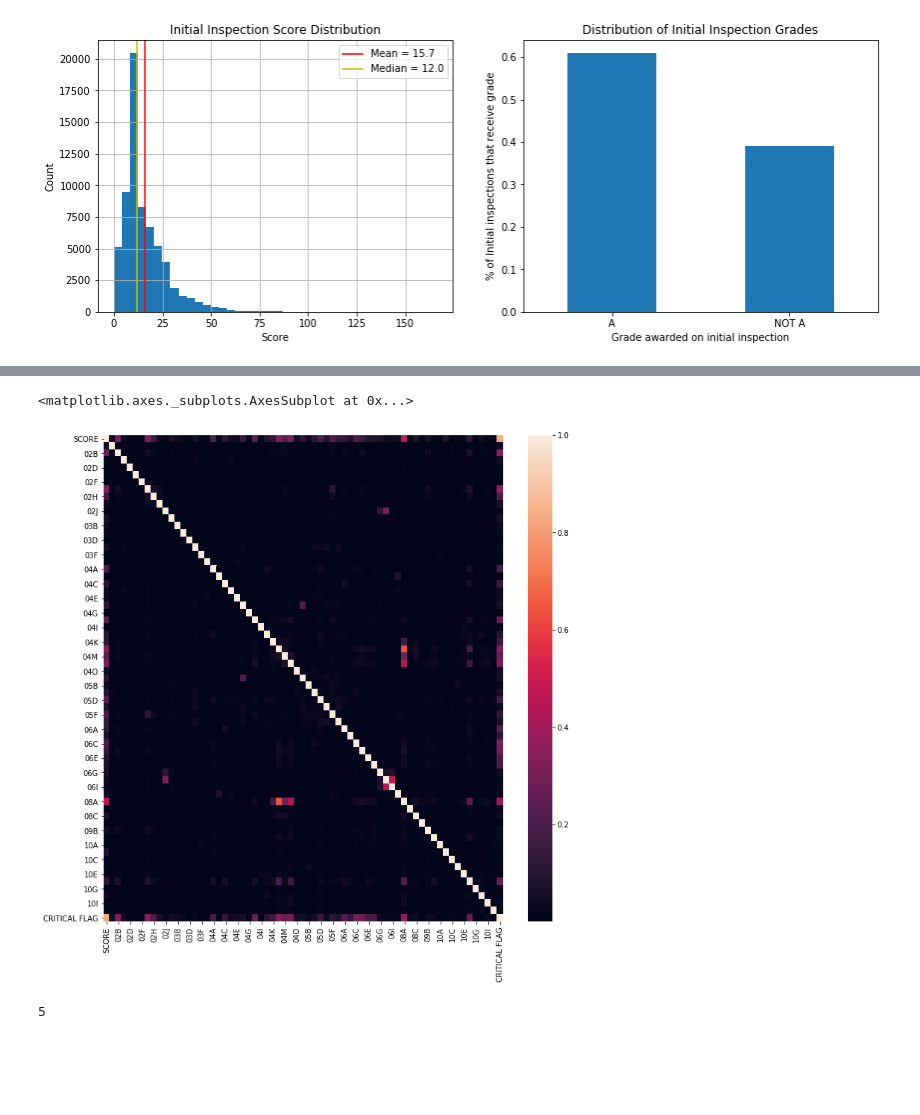
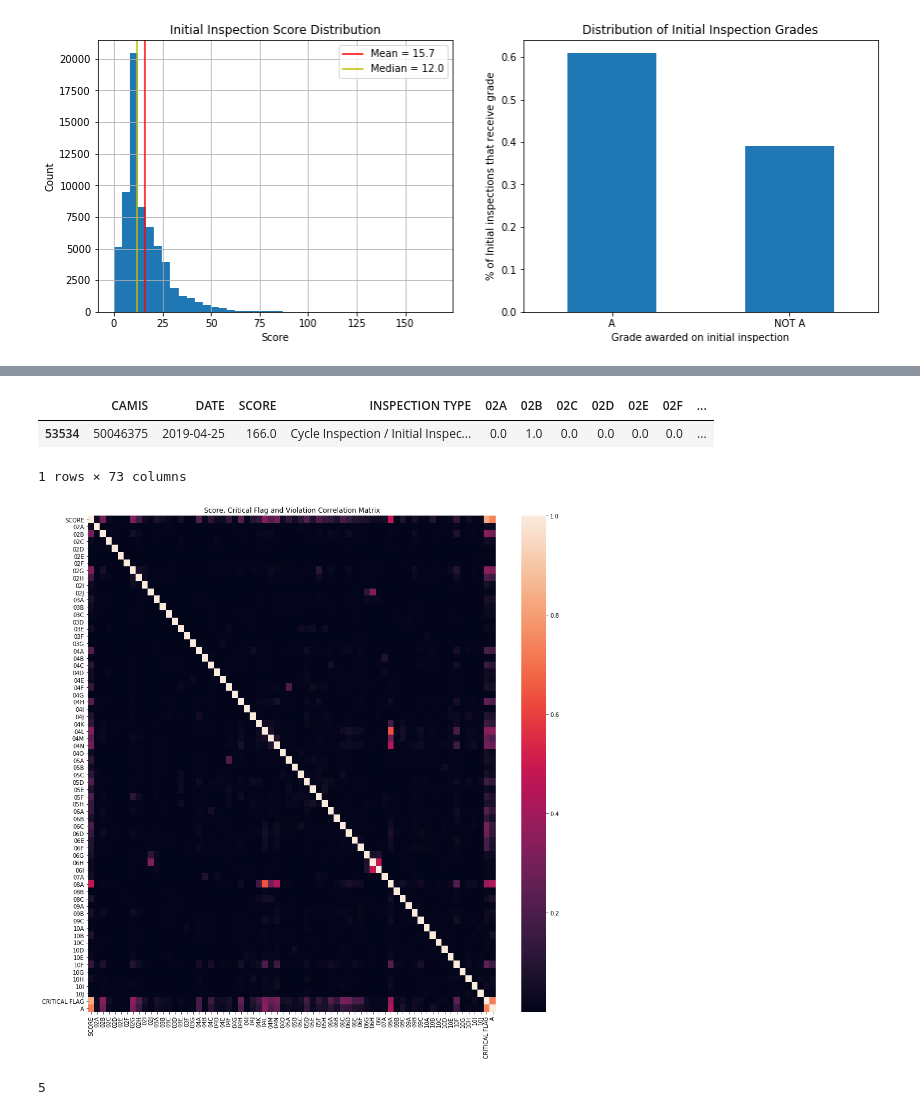
Before and after one commit to ktzioumis/New-York-Restaurant-Guide, a Jupyter notebook: Initial inspections analysis.ipynb, the cells around one changed output, grey strips where cells are left out. Cells and saved outputs as stored; diff of their text form; code cells hidden in the pictures; blank space fills up the shorter version.

```diff
--- a/Initial inspections analysis.ipynb
+++ b/Initial inspections analysis.ipynb
@@ -43,7 +55,14 @@ plt.show()
+# %%
+df_init.loc[df_init['SCORE']==166]
+# %% [output]
+|  | CAMIS | DATE | SCORE | INSPECTION TYPE | 02A | 02B | 02C | 02D | 02E | 02F | ... |
+| 53534 | 50046375 | 2019-04-25 | 166.0 | Cycle Inspection / Initial Inspec... | 0.0 | 1.0 | 0.0 | 0.0 | 0.0 | 0.0 | ... |
+1 rows × 73 columns
 # %%
-plt.figure(figsize=(12,12))
+plt.figure(figsize=(16,16))
 sns.heatmap(abs(df_init.drop(columns=['CAMIS','ACTION','GRADE']).corr()))
+plt.title('Score, Critical Flag and Violation Correlation Matrix')
+plt.show()
 # %% [output]
-<matplotlib.axes._subplots.AxesSubplot at 0x...>
-[figure, old version]
+[figure, new version]
 # %%
```
Also changed, not shown: parts of 12 cells of this notebook, 17 other files.
